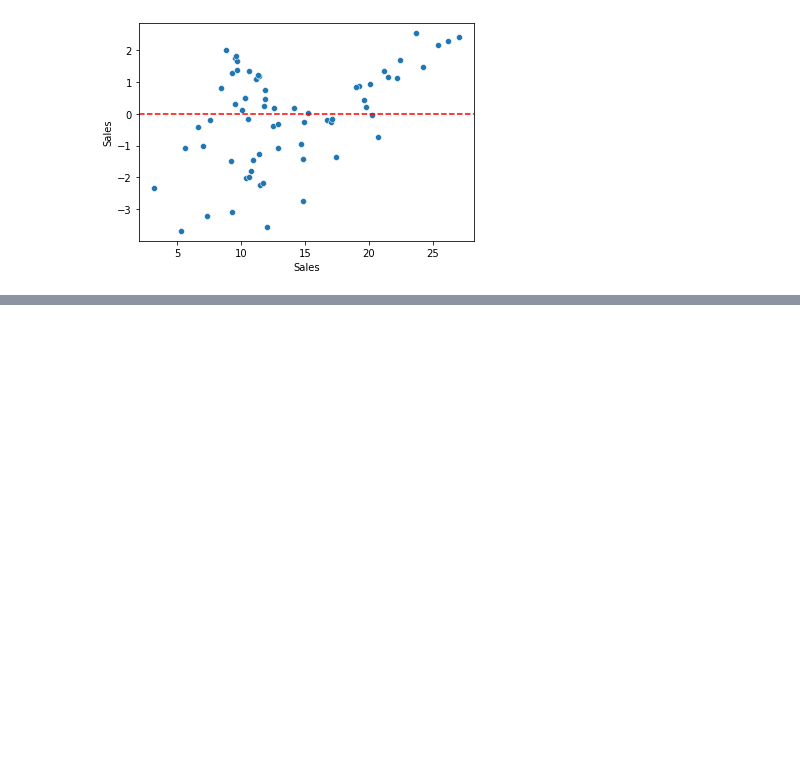
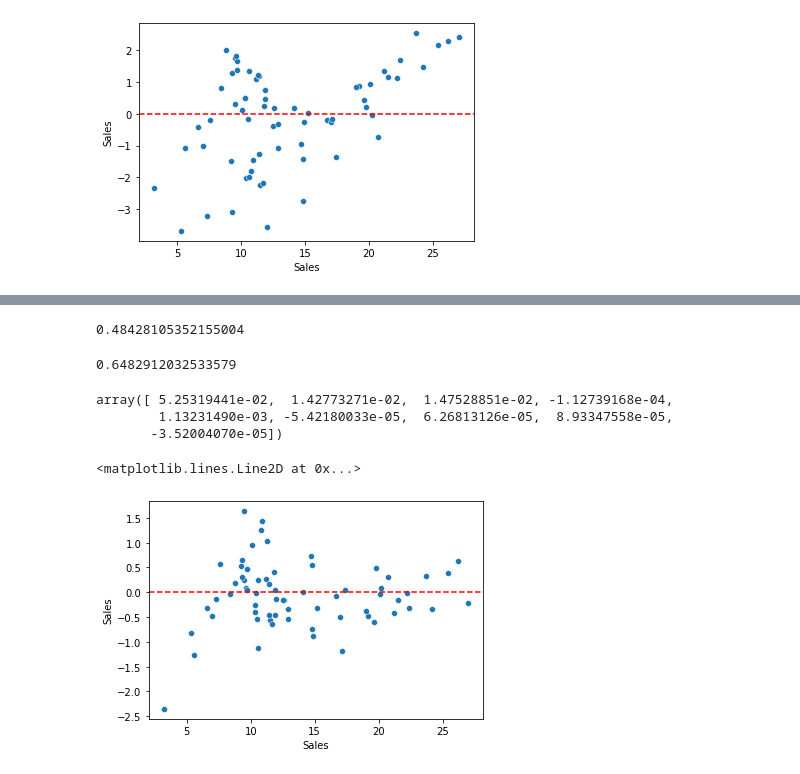
Before and after one commit to samynitrr/ML-Live-Class, a Jupyter notebook: ML_Notebook/linear_regression.ipynb, the cells around one changed output, grey strips where cells are left out. Cells and saved outputs as stored; diff of their text form; code cells hidden in the pictures; blank space fills up the shorter version.

Commit message:
Model updated

```diff
--- a/ML_Notebook/linear_regression.ipynb
+++ b/ML_Notebook/linear_regression.ipynb
@@ -203,0 +228,3 @@ plt.axhline(y=0, color='red', ls='--')
+# %%
+x1 = df.drop(['Sales'], axis = 1)
+x1.head()
@@ -203,0 +244,5 @@ plt.axhline(y=0, color='red', ls='--')
+# %%
+poly_conv = PolynomialFeatures(degree = 2, include_bias = False)
+poly_conv.fit(x1)
+poly_features = poly_conv.transform(x1)
+poly_features.shape
@@ -203,0 +265,8 @@ plt.axhline(y=0, color='red', ls='--')
+# %%
+from sklearn.model_selection import train_test_split
+X_train, X_test, y_train, y_test = train_test_split(poly_features, y, test_size = 0.33, random_state = 101)
+# %%
+model1 = LinearRegression()
+model1.fit(X_train, y_train)
+poly_predict = model1.predict(X_test)
+poly_predict
@@ -203,0 +290,23 @@ plt.axhline(y=0, color='red', ls='--')
+# %%
+MAE = mean_absolute_error(y_test, poly_predict)
+MAE
+# %% [output]
+0.48428105352155004
+# %%
+RMSE = np.sqrt(mean_squared_error(y_test, poly_predict))
+RMSE
+# %% [output]
+0.6482912032533579
+# %%
+model1.coef_
+# %% [output]
+array([ 5.25319441e-02,  1.42773271e-02,  1.47528851e-02, -1.12739168e-04,
+        1.13231490e-03, -5.42180033e-05,  6.26813126e-05,  8.93347558e-05,
+       -3.52004070e-05])
+# %%
+poly_resd_error = y_test - poly_predict
+sns.scatterplot(x=y_test, y =poly_resd_error)
+plt.axhline(y=0, color = 'red', ls = '--')
+# %% [output]
+<matplotlib.lines.Line2D at 0x...>
+[figure, added]
```
Also changed, not shown: parts of 27 cells of this notebook, 3 other files.
